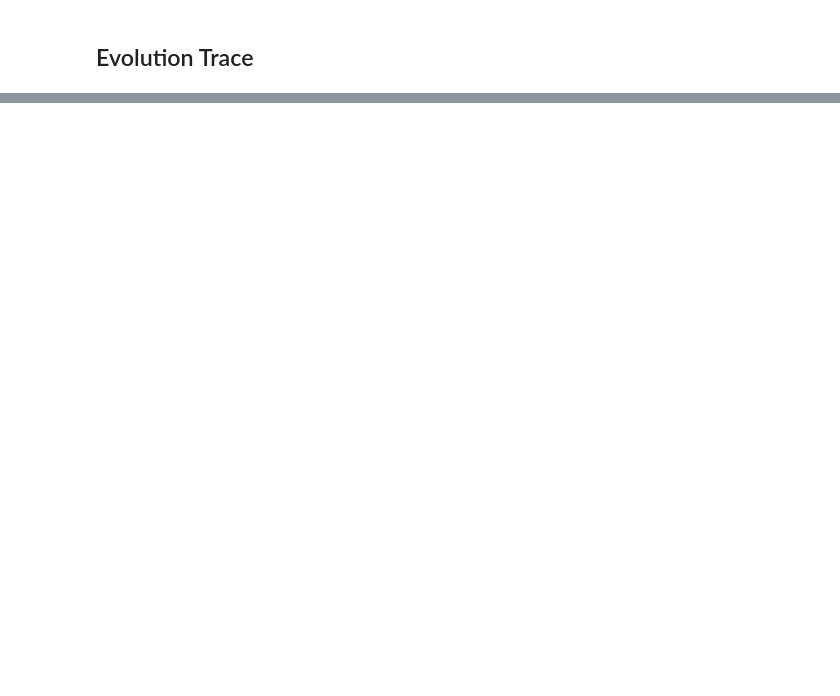
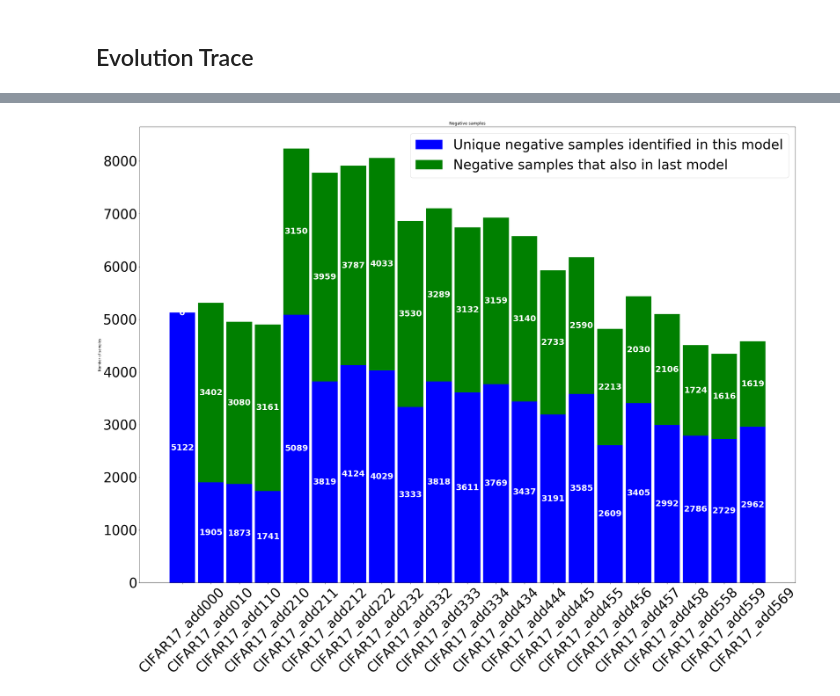
Before and after one commit to lindsey98/FYP, a Jupyter notebook: src/Visualize_gradient_contradict.ipynb, the cells around one changed output, grey strips where cells are left out. Saved outputs shown, nothing was run; the diff lists cells and outputs as text; code cells hidden in the pictures; blank space fills up the shorter version.

```diff
--- a/src/Visualize_gradient_contradict.ipynb
+++ b/src/Visualize_gradient_contradict.ipynb
@@ -195,0 +429,30 @@ Increase 1th layer
+# %%
+labels = initial_trace
+unique = neg_unique_trace
+overlap = neg_overlap_trace
+width = 0.9 # the width of the bars: can also be len(x) sequence
+
+fig, ax = plt.subplots(figsize=(35,25))
+
+ax1 = ax.bar(labels, unique, width,
+             label='Unique negative samples identified in this model', color='blue')
+
+ax2 = ax.bar(labels, overlap, width, bottom=unique,
+             label='Negative samples that also in last model', color='green')
+
+#  add value labels
+for r1, r2 in zip(ax1, ax2):
+    h1 = r1.get_height()
+    h2 = r2.get_height()
+    plt.text(r1.get_x() + r1.get_width() / 2., h1 / 2., "%d" % h1, ha="center", va="center", color="white", fontsize=25, fontweight="bold")
+    plt.text(r2.get_x() + r2.get_width() / 2., h1 + h2 / 2., "%d" % h2, ha="center", va="center", color="white", fontsize=25, fontweight="bold")
+
+ax.set_ylabel('Number of samples')
+ax.set_title('Negative samples')
+ax.legend(fontsize=40)
+plt.xticks(rotation=45, fontsize=40)
+plt.yticks(fontsize=40)
+
+plt.show()
+# %% [output]
+[figure, added]
```
Also changed, not shown: parts of 25 cells of this notebook, 5 other files.
